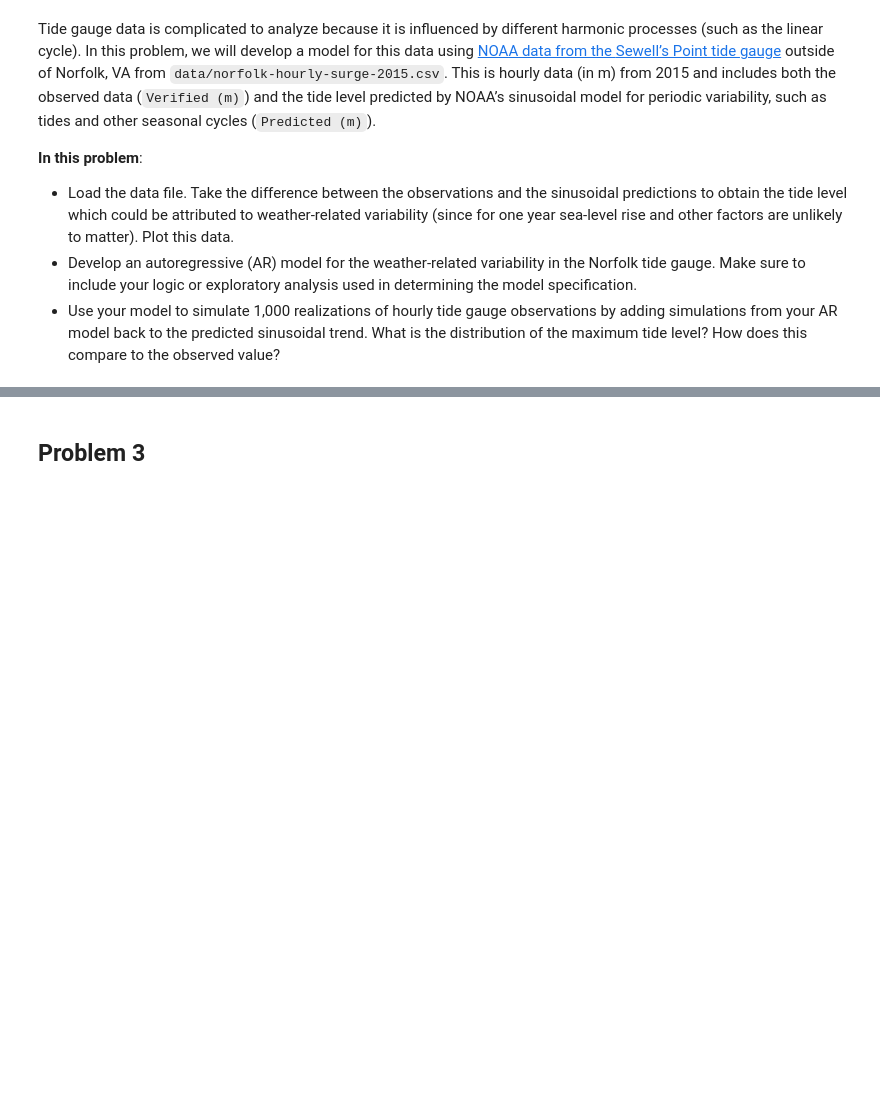
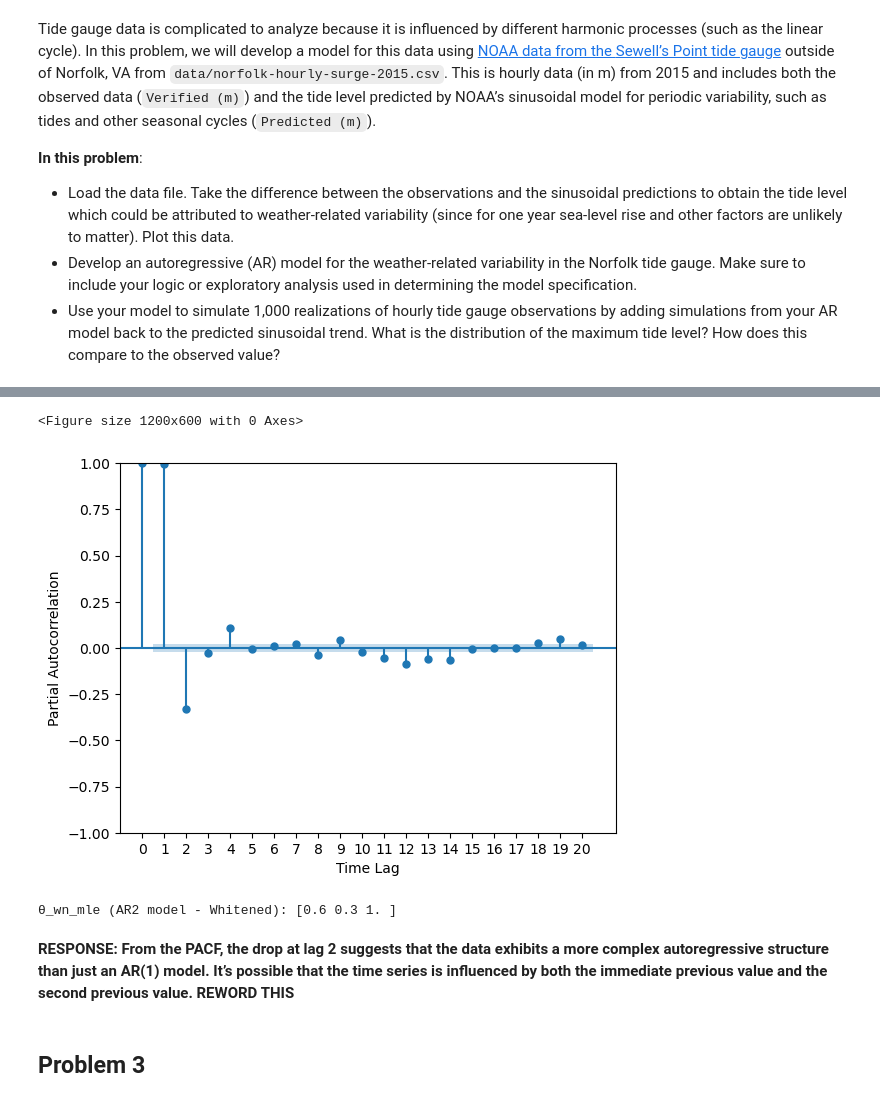
Before and after one commit to BEE4850-SP25/hw02-christinemswanson, a Jupyter notebook: hw02.ipynb, the cells around one changed output, grey strips where cells are left out. Drawn from its saved outputs; the diff is of its cells as text; code cells hidden in the pictures; blank space fills up the shorter version.

Commit message:
working on AR model p2

```diff
--- a/hw02.ipynb
+++ b/hw02.ipynb
@@ -276,0 +298,25 @@ for periodic variability, such as tides and other seasonal cycles
+# %%
+# plot partial autocorrelelogram (PACF) to assess what AR model to use
+from statsmodels.graphics.tsaplots import plot_pacf
+
+ts_sim = tide_data["diff_obs_pred"]
+
+plt.figure(figsize=(12, 6))
+
+ax = plot_pacf(ts_sim, lags=20)  # plot PACF
+
+ax = plt.gca()  # get current axis
+
+# customize the ticks (set the x-axis ticks to correspond to each lag)
+ax.set_xticks(range(21))  # set ticks for each lag (from 0 to 20)
+ax.set_xticklabels(range(21))  # set tick labels for each lag
+
+plt.title("")
+
+plt.xlabel("Time Lag")
+plt.ylabel("Partial Autocorrelation")
+
+plt.show()
+# %% [output]
+<Figure size 1200x600 with 0 Axes>
+[figure, added]
@@ -277,3 +339,24 @@ for periodic variability, such as tides and other seasonal cycles
+# %%
+# used ChatGPT to convert class Julia code to Python:
+
+ts_sim = tide_data["diff_obs_pred"]
+
+# Bounds and initial guess - change these for problem
+lb = [-0.99, -0.99, 0.01]
+ub = [0.99, 0.99, 5]
+init = [0.6, 0.3, 1]
+
+# Define the optimization objective functions
+def objective_whitened(θ):
+    return -ar2_loglik_whitened(θ, ts_sim)
+
+result_whitened = minimize(objective_whitened, init, bounds=[(lb[0], ub[0]), (lb[1], ub[1]), (lb[2], ub[2])])
+θ_wn_mle = np.round(result_whitened.x, 2)
+print(f"θ_wn_mle (AR2 model - Whitened): {θ_wn_mle}")
+# %% [output]
+θ_wn_mle (AR2 model - Whitened): [0.6 0.3 1. ]
+# %% [markdown]
+**RESPONSE: From the PACF, the drop at lag 2 suggests that the data exhibits a more complex autoregressive structure than just an AR(1) model. It’s possible that the time series is influenced by both the immediate previous value and the second previous value. REWORD THIS**
 # %% [markdown]
 ## Problem 3
 # %% [markdown]
```
Also changed, not shown: parts of 5 cells of this notebook.
